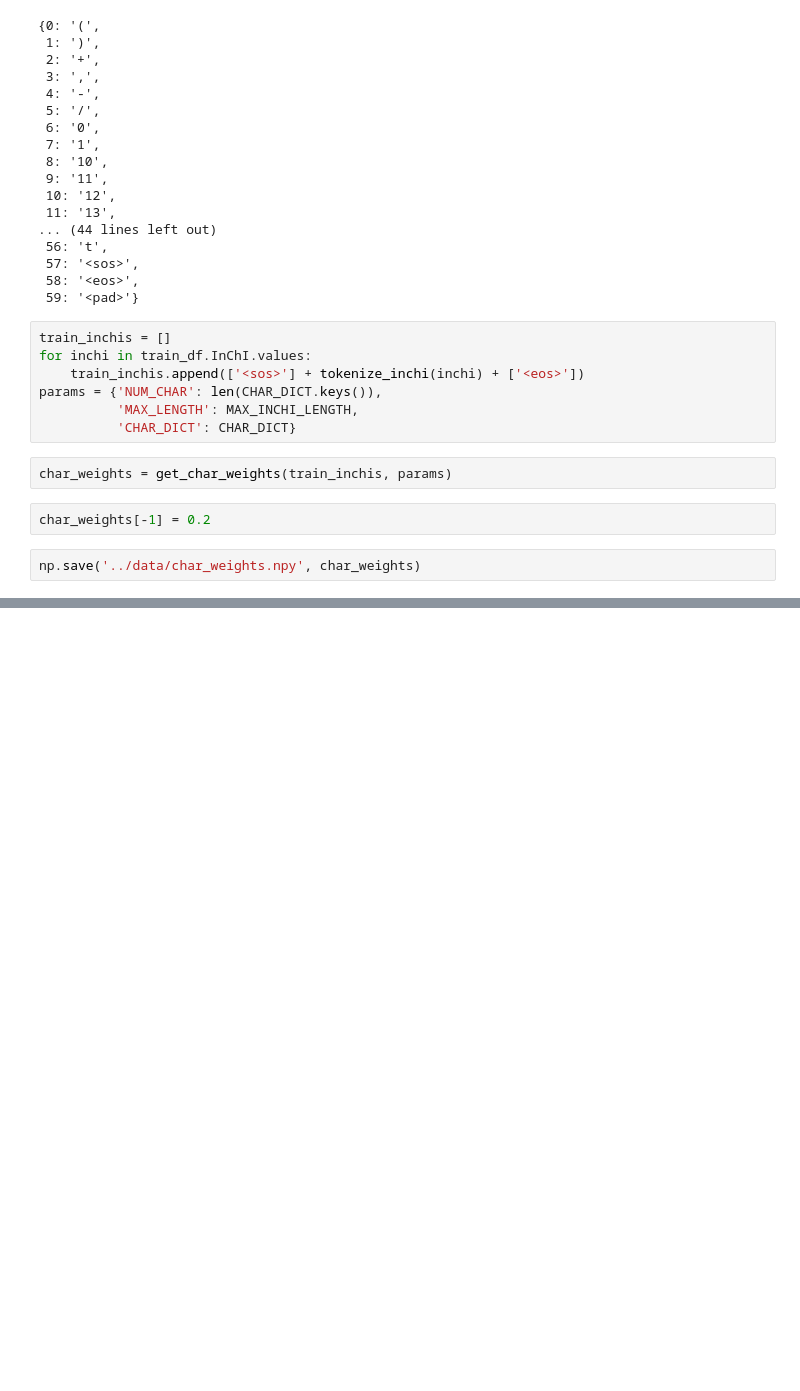
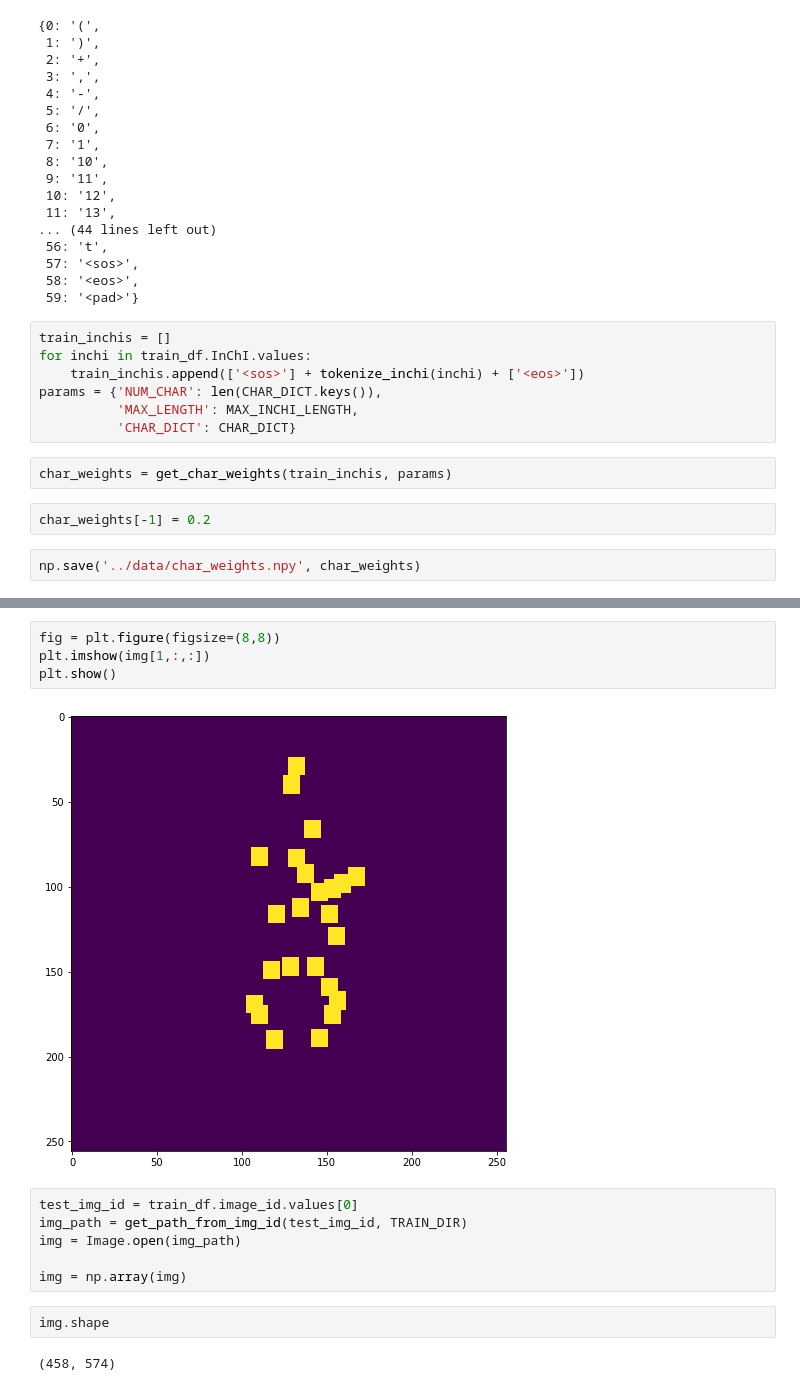
Before and after one commit to wesleyktatum/bms_kaggle, a Jupyter notebook: ipynb/od_exploration.ipynb, the cells around one changed output, grey strips where cells are left out. Saved outputs shown, nothing was run; the diff lists cells and outputs as text; blank space fills up the shorter version.

```diff
--- a/ipynb/od_exploration.ipynb
+++ b/ipynb/od_exploration.ipynb
@@ -1027,0 +1074,16 @@ np.save('../data/char_weights.npy', char_weights)
+# %%
+fig = plt.figure(figsize=(8,8))
+plt.imshow(img[1,:,:])
+plt.show()
+# %% [output]
+[figure, added]
+# %%
+test_img_id = train_df.image_id.values[0]
+img_path = get_path_from_img_id(test_img_id, TRAIN_DIR)
+img = Image.open(img_path)
+
+img = np.array(img)
+# %%
+img.shape
+# %% [output]
+(458, 574)
```
Also changed, not shown: parts of 25 cells of this notebook.
